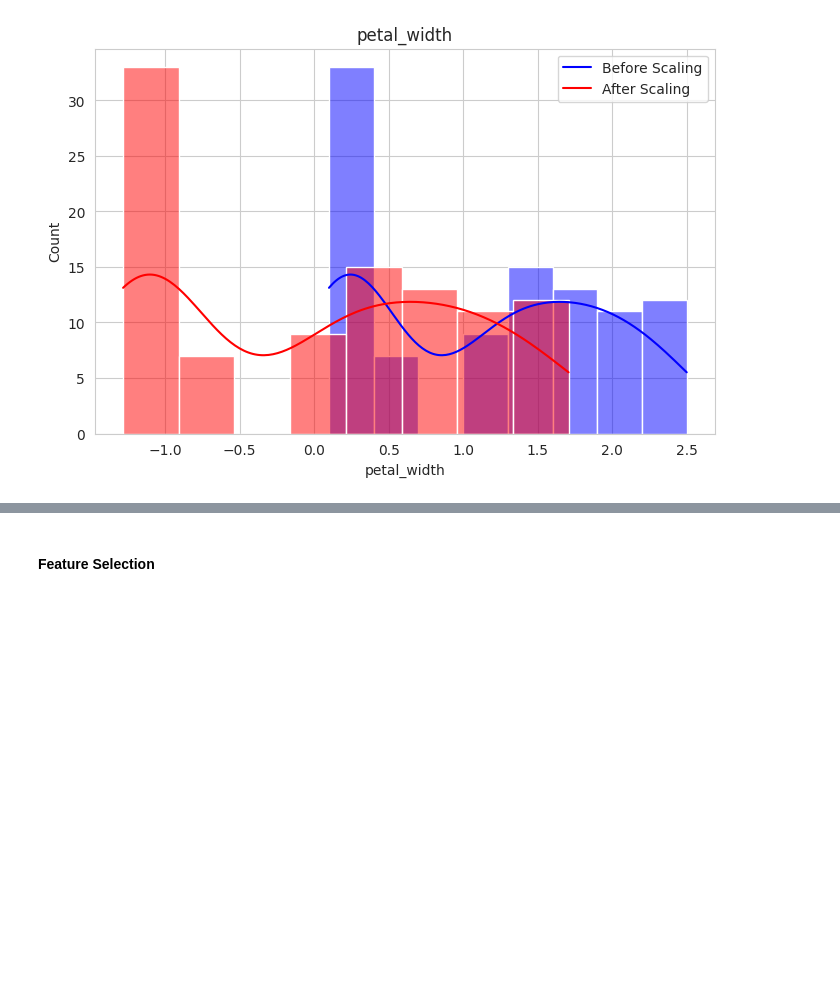
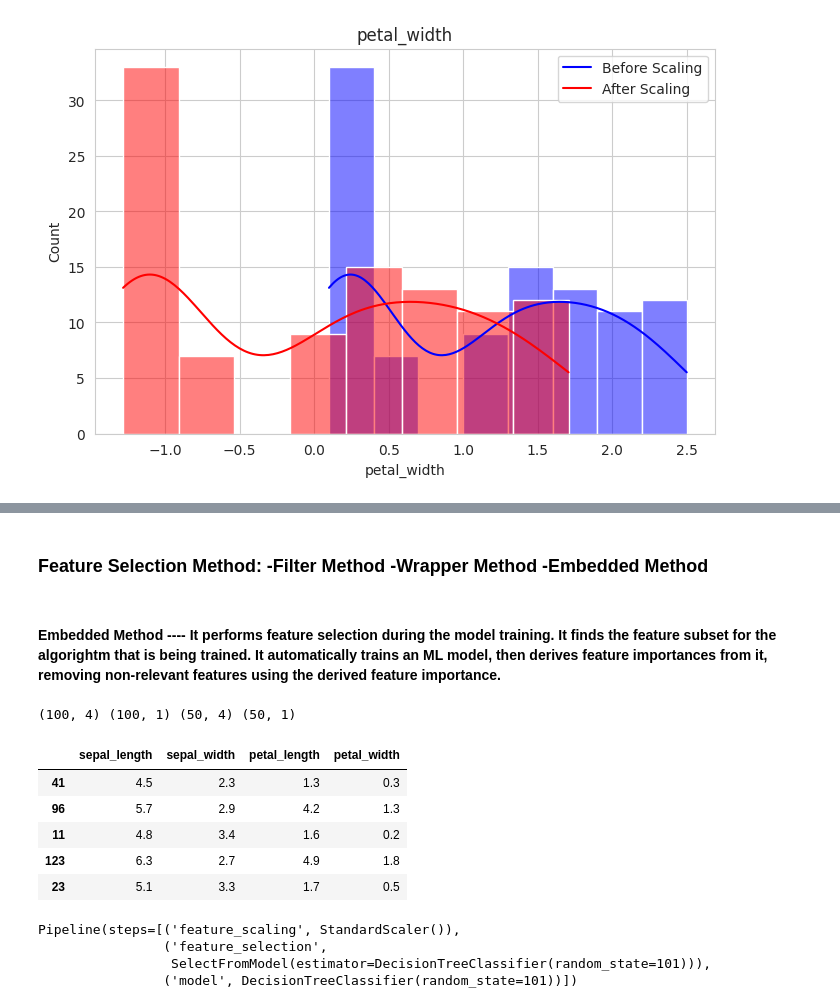
Before and after one commit to Danpr1984/Calculator-, a Jupyter notebook: scikit-learn.ipynb, the cells around one changed output, grey strips where cells are left out. Saved outputs shown, nothing was run; the diff lists cells and outputs as text; code cells hidden in the pictures; blank space fills up the shorter version.

```diff
--- a/scikit-learn.ipynb
+++ b/scikit-learn.ipynb
@@ -114,2 +119,30 @@ for col in X_train.columns:
 # %% [markdown]
-#### Feature Selection
+### Feature Selection Method: -Filter Method -Wrapper Method -Embedded Method
+# %% [markdown]
+#### Embedded Method ---- It performs feature selection during the model training. It finds the feature subset for the algorightm that is being trained. It automatically trains an ML model, then derives feature importances from it, removing non-relevant features using the derived feature importance.
+# %%
+print(X_train.shape, y_train.shape, X_test.shape, y_test.shape)
+X_train.head()
+# %% [output]
+(100, 4) (100, 1) (50, 4) (50, 1)
+|  | sepal_length | sepal_width | petal_length | petal_width |
+| 41 | 4.5 | 2.3 | 1.3 | 0.3 |
+| 96 | 5.7 | 2.9 | 4.2 | 1.3 |
+| 11 | 4.8 | 3.4 | 1.6 | 0.2 |
+| 123 | 6.3 | 2.7 | 4.9 | 1.8 |
+| 23 | 5.1 | 3.3 | 1.7 | 0.5 |
+# %%
+from sklearn.tree import DecisionTreeClassifier
+from sklearn.feature_selection import SelectFromModel
+pipeline = Pipeline([
+    ("feature_scaling", StandardScaler()),
+    ("feature_selection", SelectFromModel(DecisionTreeClassifier(random_state=101))),
+    ("model", DecisionTreeClassifier(random_state=101)),
+])
+
+pipeline
+# %% [output]
+Pipeline(steps=[('feature_scaling', StandardScaler()),
+                ('feature_selection',
+                 SelectFromModel(estimator=DecisionTreeClassifier(random_state=101))),
+                ('model', DecisionTreeClassifier(random_state=101))])
```
Also changed, not shown: parts of 2 cells of this notebook.
